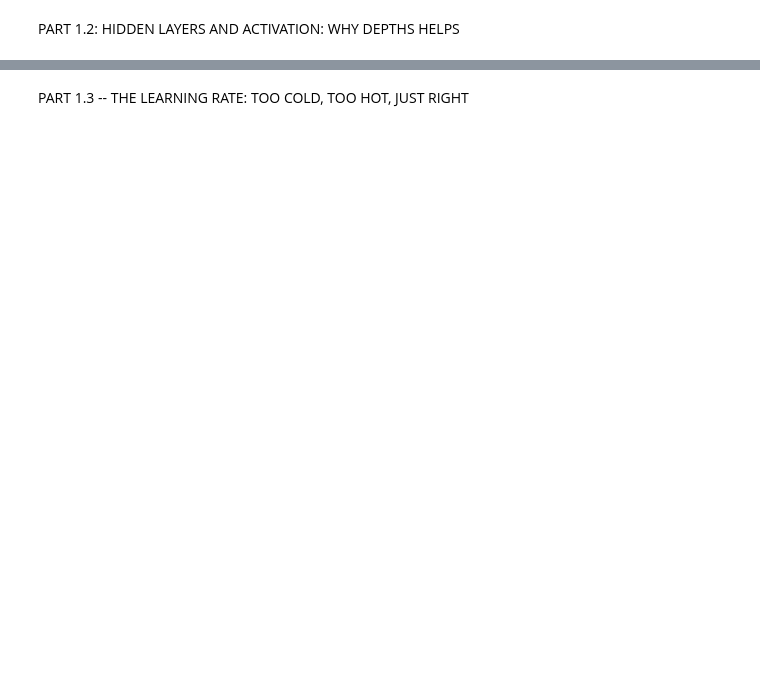
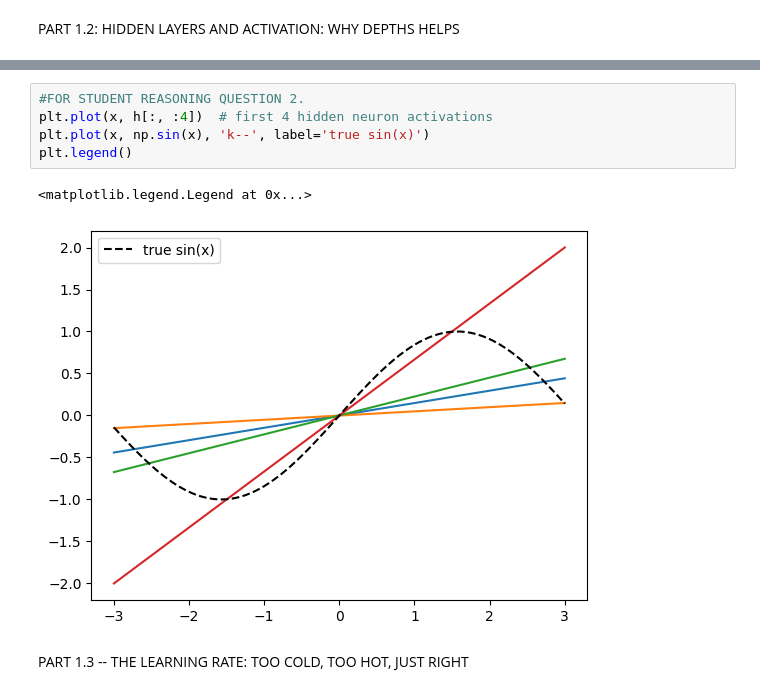
Before and after one commit to Pinkraaaa/Lab_3, a Jupyter notebook: Lab_3.ipynb, the cells around one changed output, grey strips where cells are left out. Saved outputs shown, nothing was run; the diff lists cells and outputs as text; blank space fills up the shorter version.

```diff
--- a/Lab_3.ipynb
+++ b/Lab_3.ipynb
@@ -236,5 +257,13 @@ plt.show()
 [figure]
 [figure]
 [figure]
+# %%
+#FOR STUDENT REASONING QUESTION 2.
+plt.plot(x, h[:, :4])  # first 4 hidden neuron activations
+plt.plot(x, np.sin(x), 'k--', label='true sin(x)')
+plt.legend()
+# %% [output]
+<matplotlib.legend.Legend at 0x...>
+[figure, added]
 # %% [markdown]
 PART 1.3 -- THE LEARNING RATE: TOO COLD, TOO HOT, JUST RIGHT
```
Also changed, not shown: parts of 15 cells of this notebook.
